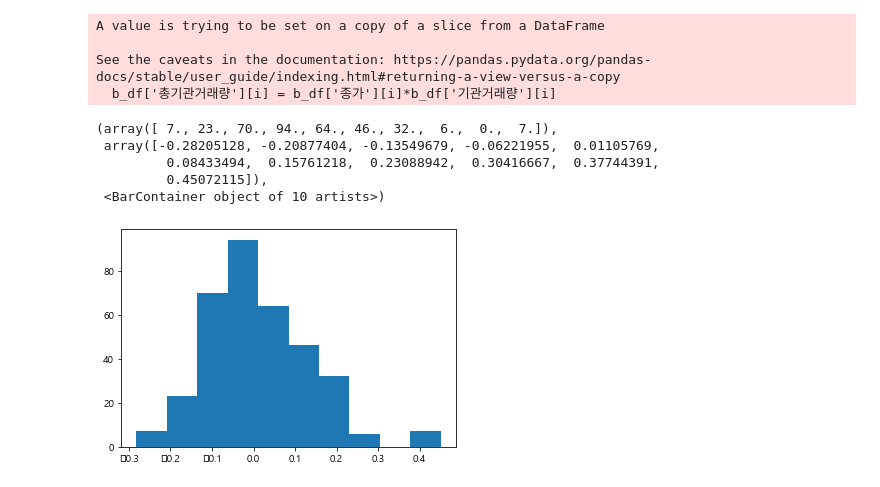
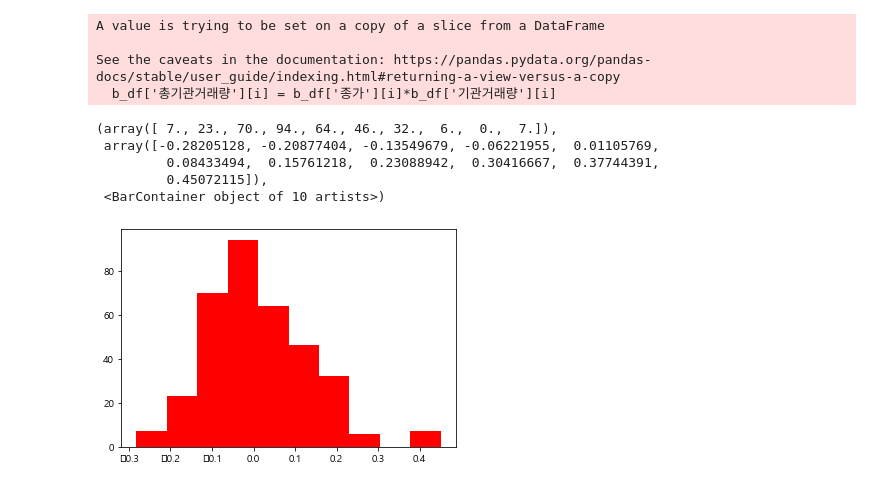
Before and after one commit to JennaEscher/ECO3022-01-Team-Project, a Jupyter notebook: 거래량.ipynb, the cells around one changed output. Cells and saved outputs as stored; diff of their text form; code cells hidden in the pictures.

```diff
--- a/거래량.ipynb
+++ b/거래량.ipynb
@@ -147,6 +148,4 @@ def howmuch(b_df,day):
 # %%
-import random
-
 result = np.array([])
 resultRandom = np.array([])
 
@@ -154,8 +153,8 @@ for j in range(30):
     b_df = makebdf(a_df,j)
     for i in range(len(b_df)):
         if b_df['정규화'][i]>2.5:
-            result = np.append(result,howmuch(b_df,i))    #나중에 y축에는 그 수익률이 나온 횟수 적기
-            k = random.randrange(0,len(b_df))
+            result = np.append(result,howmuch(b_df,i))
+            k = random.randrange(0,len(b_df)-30)
             resultRandom = np.append(resultRandom,howmuch(b_df,k))
 # %% [output]
 A value is trying to be set on a copy of a slice from a DataFrame
@@ -163,12 +162,12 @@ A value is trying to be set on a copy of a slice from a DataFrame
 See the caveats in the documentation: https://pandas.pydata.org/pandas-docs/stable/user_guide/indexing.html#returning-a-view-versus-a-copy
   b_df['총기관거래량'][i] = b_df['종가'][i]*b_df['기관거래량'][i]
 # %%
-plt.hist(result)
+plt.hist(result,color = 'r')
 # %% [output]
 (array([ 7., 23., 70., 94., 64., 46., 32.,  6.,  0.,  7.]),
  array([-0.28205128, -0.20877404, -0.13549679, -0.06221955,  0.01105769,
          0.08433494,  0.15761218,  0.23088942,  0.30416667,  0.37744391,
          0.45072115]),
  <BarContainer object of 10 artists>)
-[figure, old version]
+[figure, new version]
 # %%
```
Also changed, not shown: parts of 5 cells of this notebook.
